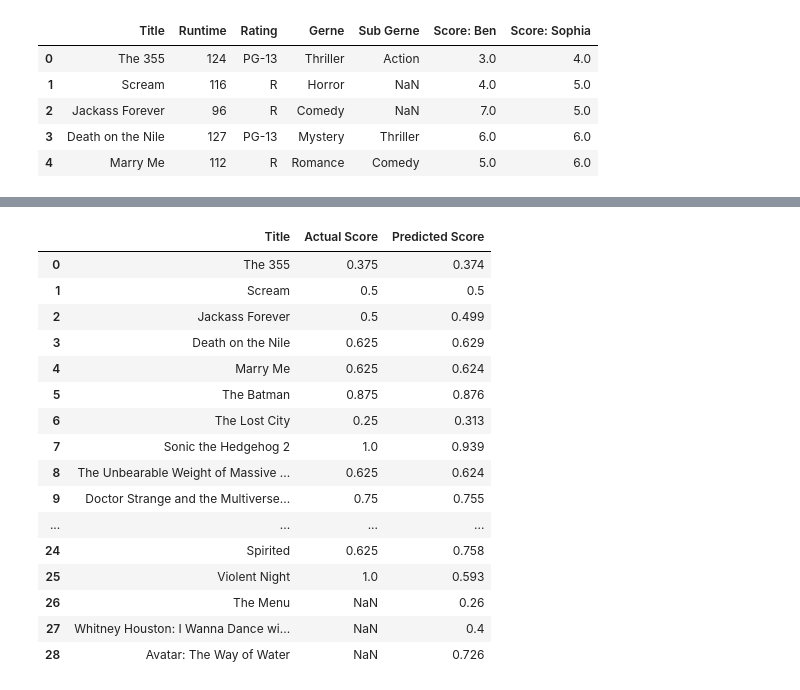
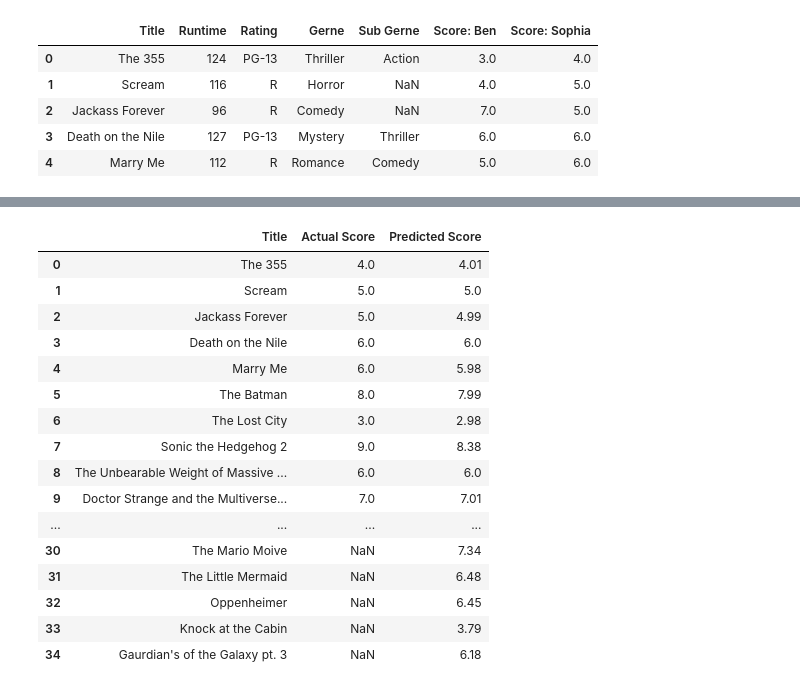
Before and after one commit to Benjamin-Hogan/Movie-Recommendation-Neural-Network, a Jupyter notebook: Movies Recomendations/Movies Recomendations.ipynb, the cells around one changed output, grey strips where cells are left out. Cells and saved outputs as stored; diff of their text form; code cells hidden in the pictures.

```diff
--- a/Movies Recomendations/Movies Recomendations.ipynb
+++ b/Movies Recomendations/Movies Recomendations.ipynb
@@ -39,7 +39,11 @@ movies_one_hot.head()
 
 # Normalize
 mms = MinMaxScaler()
-movies_one_hot[['Runtime ', 'Score: Ben', 'Score: Sophia']] = mms.fit_transform(movies_one_hot[['Runtime ', 'Score: Ben', 'Score: Sophia']])
+scalerb = MinMaxScaler(feature_range=(0, 1))
+scalers = MinMaxScaler(feature_range=(0, 1))
+movies_one_hot[['Runtime ']] = mms.fit_transform(movies_one_hot[['Runtime ']])
+movies_one_hot[['Score: Ben']] = scalerb.fit_transform(movies_one_hot[['Score: Ben']])
+movies_one_hot[['Score: Sophia']] = scalers.fit_transform(movies_one_hot[['Score: Sophia']])
 
 movies_norm = movies_one_hot
 
@@ -68,16 +72,16 @@ y_s = movies_norm['Score: Sophia']
 from sklearn.model_selection import train_test_split
 
 # Create Ben's train and test set
-X_b_train = X[:25]
-X_b_test = X[22:25]
-y_b_train = y_b[:25]
-y_b_test = y_b[22:25]
+X_b_train = X[:26]
+X_b_test = X[22:26]
+y_b_train = y_b[:26]
+y_b_test = y_b[22:26]
 
 # Create Sophia's train and test set
-X_s_train = X[:22]
-X_s_test = X[22:25]
-y_s_train = y_s[:22]
-y_s_test = y_s[22:25]
+X_s_train = X[:26]
+X_s_test = X[22:26]
+y_s_train = y_s[:26]
+y_s_test = y_s[22:26]
 # %%
 # Create a model based upon Ben's score
 
@@ -171,6 +177,7 @@ model_s1.evaluate(X_s_test, y_s_test)
 # %%
 # The model's predictions
 y_preds_s1 = model_s1.predict(X)
+y_preds_s1 = scalers.inverse_transform(y_preds_s1)
 y_preds_s1 = np.concatenate(y_preds_s1).ravel()
-y_preds_s1 = np.round(y_preds_s1,3)
+y_preds_s1 = np.round(y_preds_s1,2)
 # %% [output]
@@ -178,21 +185,21 @@ y_preds_s1 = np.round(y_preds_s1,3)
 # %%
-result = pd.DataFrame(np.column_stack([movies['Title'], y_s, y_preds_s1]), columns=['Title', 'Actual Score', 'Predicted Score'])
+result = pd.DataFrame(np.column_stack([movies['Title'], movies['Score: Sophia'], y_preds_s1]), columns=['Title', 'Actual Score', 'Predicted Score'])
 result
 # %% [output]
 |  | Title | Actual Score | Predicted Score |
-| 0 | The 355 | 0.375 | 0.374 |
-| 1 | Scream | 0.5 | 0.5 |
-| 2 | Jackass Forever | 0.5 | 0.499 |
-| 3 | Death on the Nile | 0.625 | 0.629 |
-| 4 | Marry Me | 0.625 | 0.624 |
-| 5 | The Batman | 0.875 | 0.876 |
-| 6 | The Lost City | 0.25 | 0.313 |
-| 7 | Sonic the Hedgehog 2 | 1.0 | 0.939 |
-| 8 | The Unbearable Weight of Massive ... | 0.625 | 0.624 |
-| 9 | Doctor Strange and the Multiverse... | 0.75 | 0.755 |
+| 0 | The 355 | 4.0 | 4.01 |
+| 1 | Scream | 5.0 | 5.0 |
+| 2 | Jackass Forever | 5.0 | 4.99 |
+| 3 | Death on the Nile | 6.0 | 6.0 |
+| 4 | Marry Me | 6.0 | 5.98 |
+| 5 | The Batman | 8.0 | 7.99 |
+| 6 | The Lost City | 3.0 | 2.98 |
+| 7 | Sonic the Hedgehog 2 | 9.0 | 8.38 |
+| 8 | The Unbearable Weight of Massive ... | 6.0 | 6.0 |
+| 9 | Doctor Strange and the Multiverse... | 7.0 | 7.01 |
 | ... | ... | ... | ... |
-| 24 | Spirited | 0.625 | 0.758 |
-| 25 | Violent Night | 1.0 | 0.593 |
-| 26 | The Menu | NaN | 0.26 |
-| 27 | Whitney Houston: I Wanna Dance wi... | NaN | 0.4 |
-| 28 | Avatar: The Way of Water | NaN | 0.726 |
+| 30 | The Mario Moive | NaN | 7.34 |
+| 31 | The Little Mermaid | NaN | 6.48 |
+| 32 | Oppenheimer | NaN | 6.45 |
+| 33 | Knock at the Cabin | NaN | 3.79 |
+| 34 | Gaurdian's of the Galaxy pt. 3 | NaN | 6.18 |
```
Also changed, not shown: parts of 13 cells of this notebook, 2 other files.
